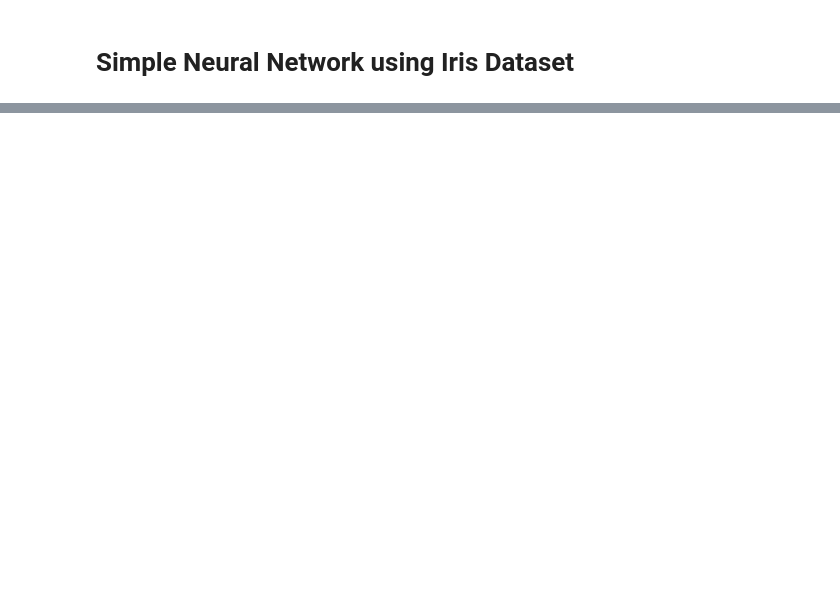
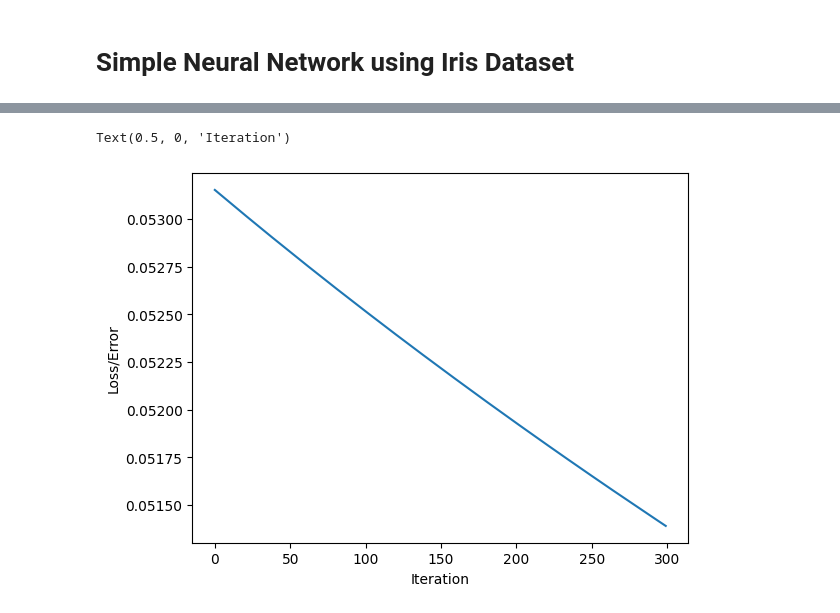
Before and after one commit to bishwajit02/Pytorch-Tutorial-Youtube, a Jupyter notebook: Neural_Network.ipynb, the cells around one changed output, grey strips where cells are left out. Cells and saved outputs as stored; diff of their text form; code cells hidden in the pictures; blank space fills up the shorter version.

```diff
--- a/Neural_Network.ipynb
+++ b/Neural_Network.ipynb
@@ -36,0 +97,5 @@ model = Model()
+# %%
+# Convert this into numpy arrays
+
+X = X.values
+y = y.values
@@ -36,0 +118,34 @@ model = Model()
+# %%
+# Setting up the criterion | How far off the predictions are from the data
+
+# CrossEntropyLoss is a way to measure how bad our computer's guess (the predicted probabilities) is compared to the real answer (the true label)
+criterion = nn.CrossEntropyLoss()
+
+# Choose an Optimizer, learning rate
+# If the error doesn't go down after a bunch of iteration (epochs), lower the learning rate (lr)
+optimizer = torch.optim.Adam(model.parameters(), lr=0.001)
+# %%
+# Training the model
+# Epochs = one complete pass through your entire training dataset during the training process
+
+epochs = 300
+losses = []
+
+for i in range(epochs):
+  # Go forward and give a prediction
+  y_pred = model.forward(X_train)  # Get predicted data by passing it through the training data
+
+  # Measure the loss
+  loss = criterion(y_pred, y_train)
+
+  # Keep track of our losses
+  losses.append(loss.detach().numpy())
+
+  # Print every 10 epochs
+  if i % 10 == 0:
+    print(f'Epoch: {i} and Loss: {loss}')
+
+  # Back propagation: Take the error rate of the forward propagation and feed it back to reduce the error rate and fine tune the weights
+  optimizer.zero_grad()
+  loss.backward()
+  optimizer.step()
@@ -36,0 +170,9 @@ model = Model()
+# %%
+# Graph the thing
+
+plt.plot(range(epochs), losses)
+plt.ylabel("Loss/Error")
+plt.xlabel("Iteration")
+# %% [output]
+Text(0.5, 0, 'Iteration')
+[figure, added]
```
Also changed, not shown: parts of 10 cells of this notebook.
